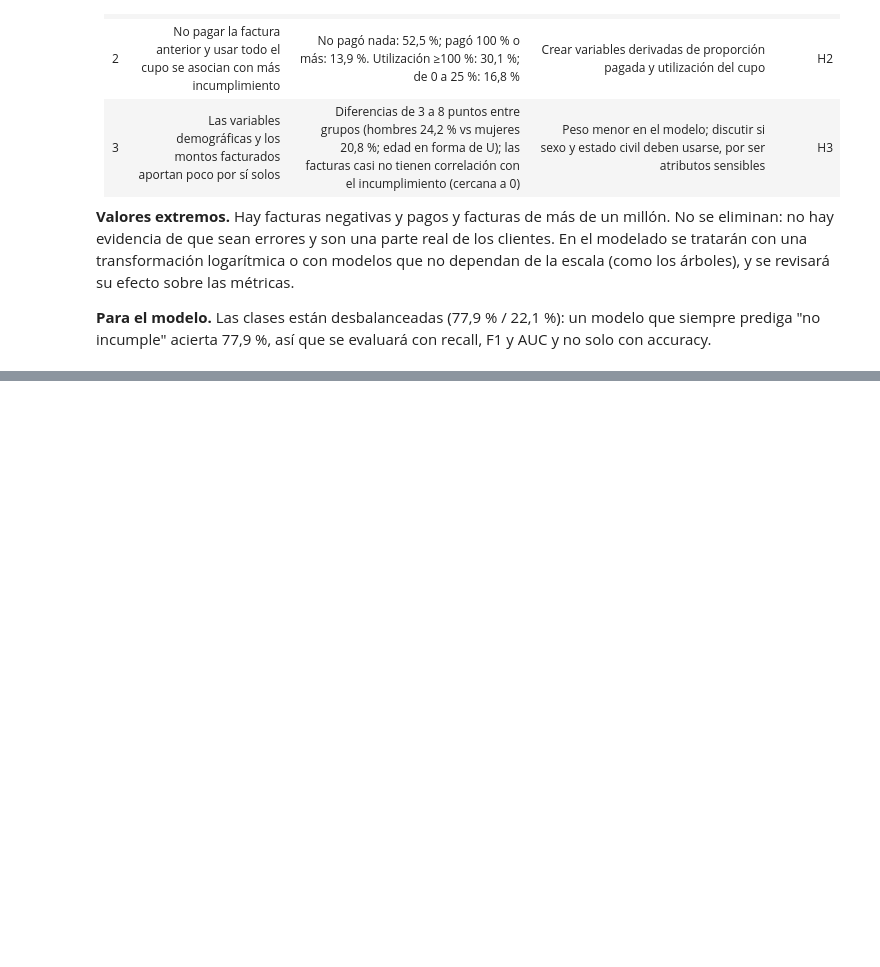
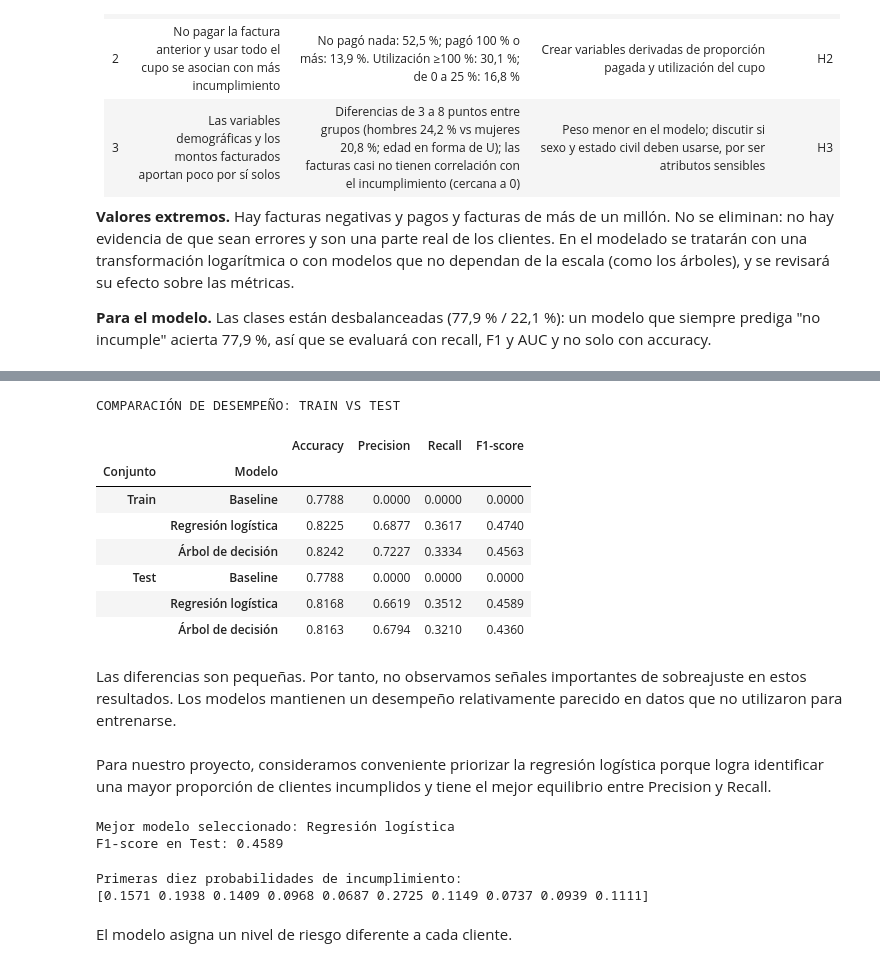
Before and after one commit to manuelarpoce-ui/Proyecto-grupo-4, a Jupyter notebook: notebooks/01_eda.ipynb, the cells around one changed output, grey strips where cells are left out. Cells and saved outputs as stored; diff of their text form; code cells hidden in the pictures; blank space fills up the shorter version.

```diff
--- a/notebooks/01_eda.ipynb
+++ b/notebooks/01_eda.ipynb
@@ -1461,0 +1923,20 @@ graficar_tasa(t3, "Incumplimiento según proporción pagada de la factura anteri
+# %%
+# ------------------------------------------------------------
+# 5.5.5 COMPARACIÓN DE MÉTRICAS EN ENTRENAMIENTO
+# ------------------------------------------------------------
+
+# Crear tabla comparativa de entrenamiento
+tabla_metricas_train = pd.DataFrame(
+    {
+        "Baseline": metricas_train_baseline,
+        "Regresión logística": metricas_train_logistico,
+        "Árbol de decisión": metricas_train_arbol
+    }
+).T
+
+# Redondear resultados
+tabla_metricas_train = tabla_metricas_train.round(4)
+
+# Mostrar resultados
+print("COMPARACIÓN DE DESEMPEÑO EN ENTRENAMIENTO")
+display(tabla_metricas_train)
@@ -1461,0 +1949,60 @@ graficar_tasa(t3, "Incumplimiento según proporción pagada de la factura anteri
+# %%
+# ------------------------------------------------------------
+# 5.5.6 COMPARACIÓN DE ENTRENAMIENTO FRENTE A PRUEBA
+# ------------------------------------------------------------
+
+# Unir métricas de entrenamiento y prueba
+comparacion_modelos = pd.concat(
+    {
+        "Train": tabla_metricas_train,
+        "Test": tabla_metricas
+    },
+    names=["Conjunto", "Modelo"]
+)
+
+# Mostrar resultados
+print("COMPARACIÓN DE DESEMPEÑO: TRAIN VS TEST")
+display(comparacion_modelos.round(4))
+# %% [output]
+COMPARACIÓN DE DESEMPEÑO: TRAIN VS TEST
+|  |  | Accuracy | Precision | Recall | F1-score |
+| Conjunto | Modelo |  |  |  |  |
+| Train | Baseline | 0.7788 | 0.0000 | 0.0000 | 0.0000 |
+|  | Regresión logística | 0.8225 | 0.6877 | 0.3617 | 0.4740 |
+|  | Árbol de decisión | 0.8242 | 0.7227 | 0.3334 | 0.4563 |
+| Test | Baseline | 0.7788 | 0.0000 | 0.0000 | 0.0000 |
+|  | Regresión logística | 0.8168 | 0.6619 | 0.3512 | 0.4589 |
+|  | Árbol de decisión | 0.8163 | 0.6794 | 0.3210 | 0.4360 |
+# %% [markdown]
+Las diferencias son pequeñas. Por tanto, no observamos señales importantes de sobreajuste en estos resultados. Los modelos mantienen un desempeño relativamente parecido en datos que no utilizaron para entrenarse.
+# %% [markdown]
+Para nuestro proyecto, consideramos conveniente priorizar la regresión logística porque logra identificar una mayor proporción de clientes incumplidos y tiene el mejor equilibrio entre Precision y Recall.
+# %%
+# ------------------------------------------------------------
+# 5.6 SELECCIÓN DEL MEJOR MODELO
+# ------------------------------------------------------------
+
+# Seleccionar el modelo con mejor desempeño en F1-score
+MEJOR_MODELO = modelo_logistico
+
+print("Mejor modelo seleccionado: Regresión logística")
+print(f"F1-score en Test: {tabla_metricas.loc['Regresión logística', 'F1-score']:.4f}")
+# %% [output]
+Mejor modelo seleccionado: Regresión logística
+F1-score en Test: 0.4589
+# %%
+# ============================================================
+# 5.7 ESTIMACIÓN DE PROBABILIDADES DE INCUMPLIMIENTO
+# ============================================================
+
+# Obtener la probabilidad estimada de incumplimiento (clase 1)
+probabilidades_incumplimiento = MEJOR_MODELO.predict_proba(X_test)[:, 1]
+
+# Mostrar las primeras diez probabilidades
+print("Primeras diez probabilidades de incumplimiento:")
+print(probabilidades_incumplimiento[:10].round(4))
+# %% [output]
+Primeras diez probabilidades de incumplimiento:
+[0.1571 0.1938 0.1409 0.0968 0.0687 0.2725 0.1149 0.0737 0.0939 0.1111]
+# %% [markdown]
+El modelo asigna un nivel de riesgo diferente a cada cliente.
```
Also changed, not shown: parts of 44 cells of this notebook.
